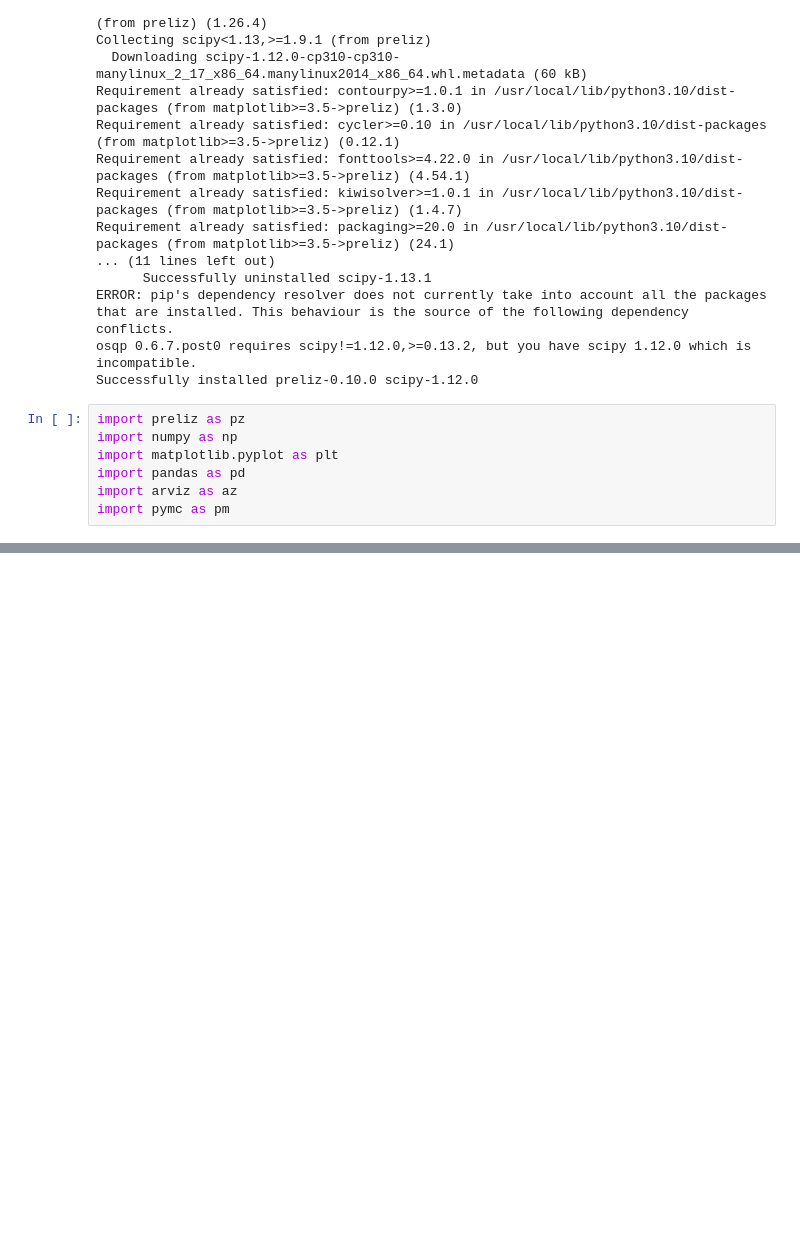
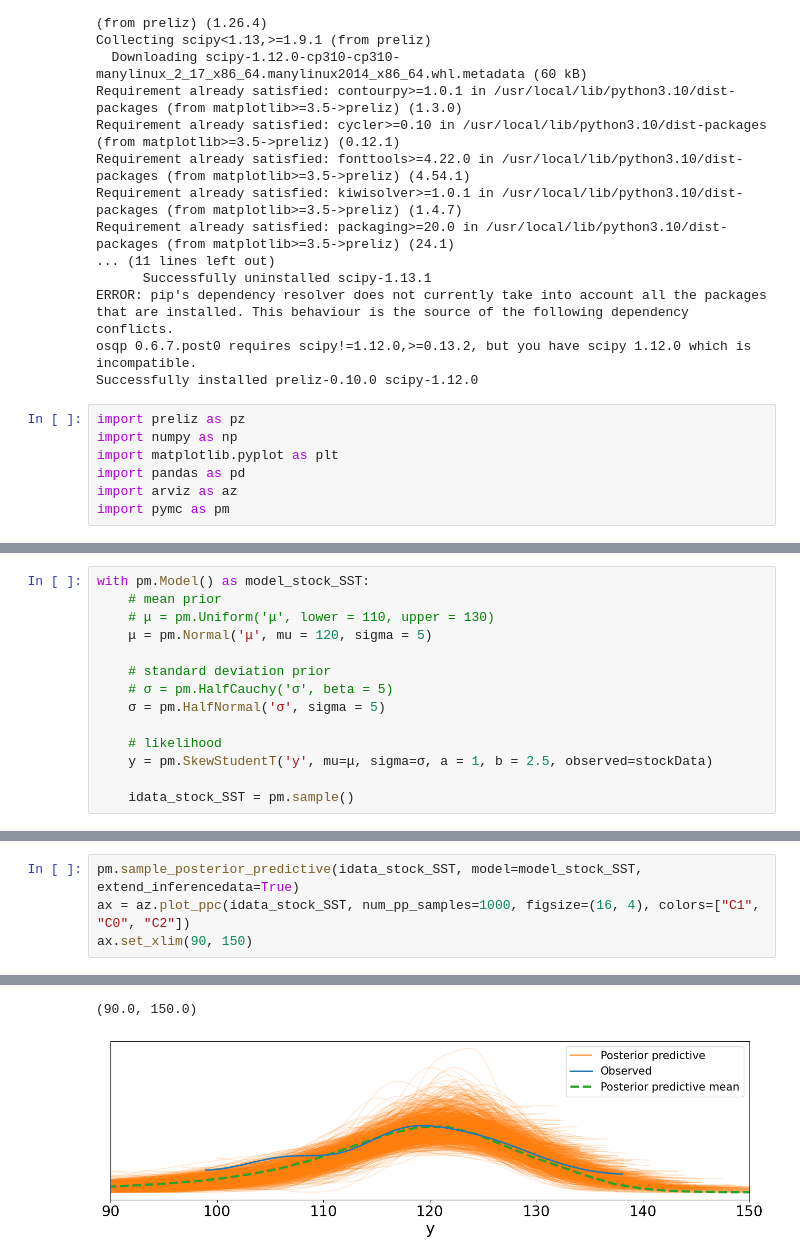
Before and after one commit to xeqoir/Finance, a Jupyter notebook: NVIDIA/NVIDIA_Predictor.ipynb, the cells around one changed output, grey strips where cells are left out. Saved outputs shown, nothing was run; the diff lists cells and outputs as text; blank space fills up the shorter version.

```diff
--- a/NVIDIA/NVIDIA_Predictor.ipynb
+++ b/NVIDIA/NVIDIA_Predictor.ipynb
@@ -47,0 +78,14 @@ stockData
+# %%
+with pm.Model() as model_stock_SST:
+    # mean prior
+    # μ = pm.Uniform('μ', lower = 110, upper = 130)
+    μ = pm.Normal('μ', mu = 120, sigma = 5)
+
+    # standard deviation prior
+    # σ = pm.HalfCauchy('σ', beta = 5)
+    σ = pm.HalfNormal('σ', sigma = 5)
+
+    # likelihood
+    y = pm.SkewStudentT('y', mu=μ, sigma=σ, a = 1, b = 2.5, observed=stockData)
+
+    idata_stock_SST = pm.sample()
@@ -47,0 +97,5 @@ stockData
+# %%
+pm.sample_posterior_predictive(idata_stock_SST, model=model_stock_SST, extend_inferencedata=True)
+ax = az.plot_ppc(idata_stock_SST, num_pp_samples=1000, figsize=(16, 4), colors=["C1", "C0", "C2"])
+ax.set_xlim(90, 150)
+# %% [output]
@@ -47,0 +104,2 @@ stockData
+(90.0, 150.0)
+[figure, added]
```
Also changed, not shown: parts of 5 cells of this notebook.
